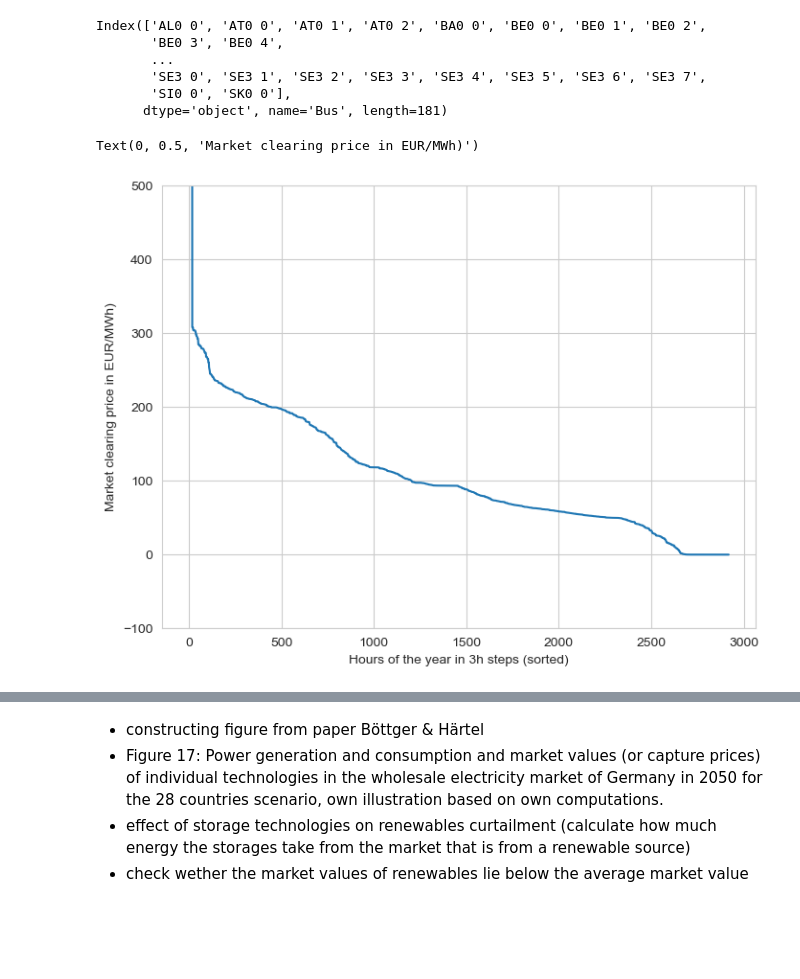
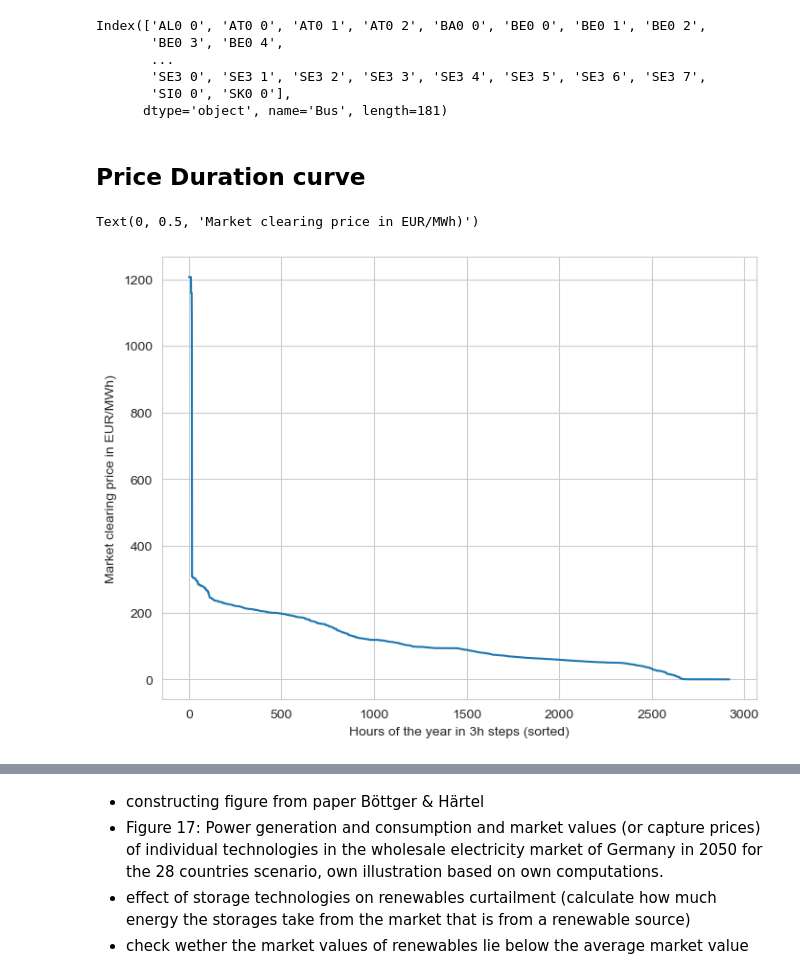
Before and after one commit to JulianGeis/master_thesis, a Jupyter notebook: notebooks/merit_order_analysis.ipynb, the cells around one changed output, grey strips where cells are left out. Cells and saved outputs as stored; diff of their text form; code cells hidden in the pictures; blank space fills up the shorter version.

```diff
--- a/notebooks/merit_order_analysis.ipynb
+++ b/notebooks/merit_order_analysis.ipynb
@@ -81,19 +81,22 @@ Index(['AL0 0', 'AT0 0', 'AT0 1', 'AT0 2', 'BA0 0', 'BE0 0', 'BE0 1', 'BE0 2',
        'SE3 0', 'SE3 1', 'SE3 2', 'SE3 3', 'SE3 4', 'SE3 5', 'SE3 6', 'SE3 7',
        'SI0 0', 'SK0 0'],
       dtype='object', name='Bus', length=181)
+# %% [markdown]
+## Price Duration curve
 # %%
 # price duration curve per region
 plt.figure(figsize=(8, 6))
 plt.plot(lmp_regions['SK0 0'].sort_values(ascending=False).values)
-plt.ylim(-100, 500)
+# plt.ylim(-100, 500)
 plt.xlabel("Hours of the year in 3h steps (sorted)")
 plt.ylabel("Market clearing price in EUR/MWh)")
+plt.show()
 
 # would be interesting to see which technology is the price setter in the respecting hour
 # calculating area under the curve to see how much investment is in the market?
 # %% [output]
 Text(0, 0.5, 'Market clearing price in EUR/MWh)')
-[figure, old version]
+[figure, new version]
 # %%
 # overall price duration curve (mean aggregation)
 plt.figure(figsize=(12, 8))
```
Also changed, not shown: parts of 88 cells of this notebook, 4 other files.
